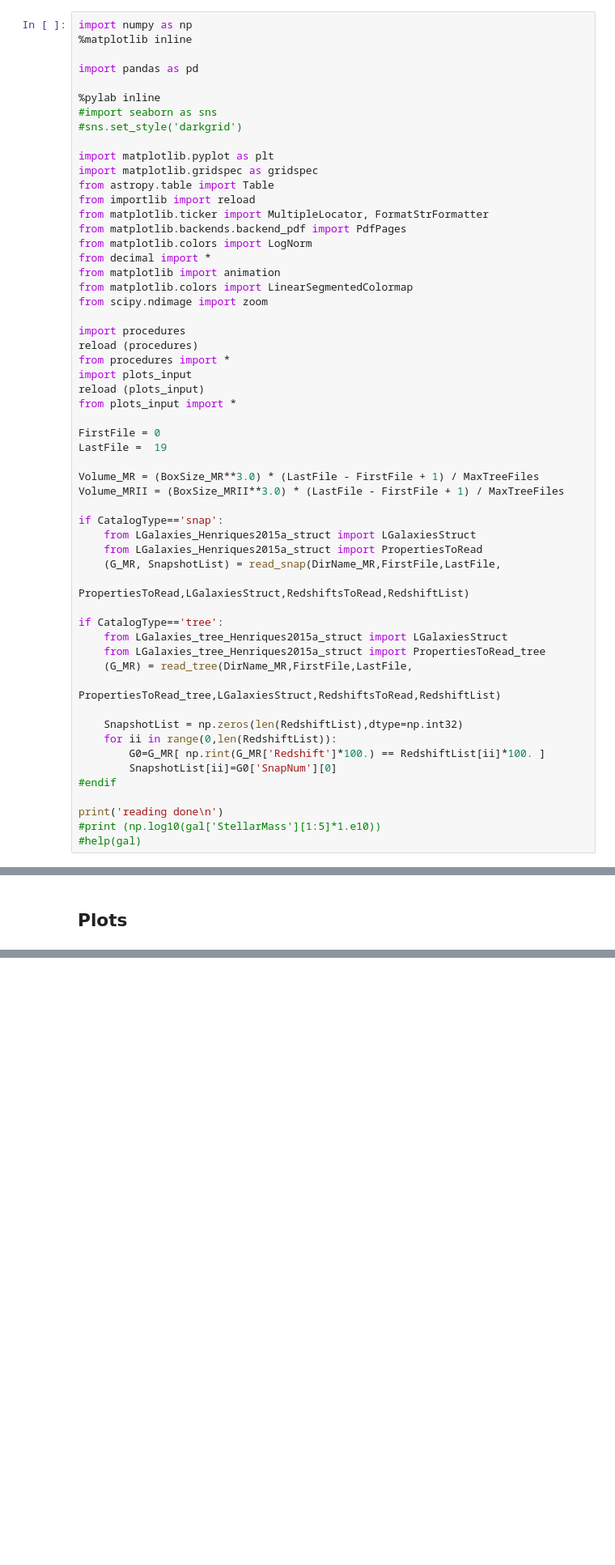
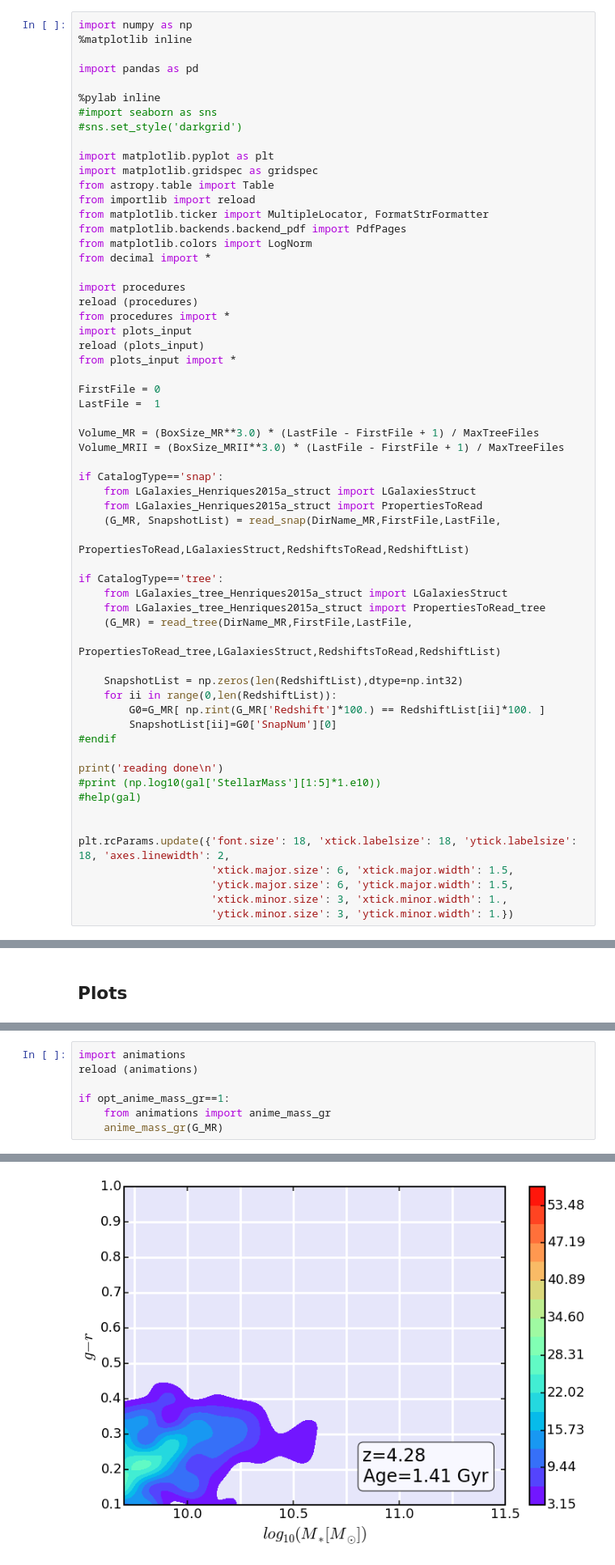
Before and after one commit to PredictiveLearning/Python_plots, a Jupyter notebook: main.ipynb, the cells around one changed output, grey strips where cells are left out. Shown: that part at 81% size. Drawn from its saved outputs; the diff is of its cells as text; blank space fills up the shorter version.

Commit message:
finalized mass_gr animation

```diff
--- a/main.ipynb
+++ b/main.ipynb
@@ -22,9 +22,6 @@ from matplotlib.ticker import MultipleLocator, FormatStrFormatter
 from matplotlib.backends.backend_pdf import PdfPages
 from matplotlib.colors import LogNorm
 from decimal import *
-from matplotlib import animation
-from matplotlib.colors import LinearSegmentedColormap
-from scipy.ndimage import zoom
 
 import procedures
 reload (procedures)
@@ -34,7 +31,7 @@ reload (plots_input)
 from plots_input import *
 
 FirstFile = 0
-LastFile =  19
+LastFile =  1
 
 Volume_MR = (BoxSize_MR**3.0) * (LastFile - FirstFile + 1) / MaxTreeFiles
 Volume_MRII = (BoxSize_MRII**3.0) * (LastFile - FirstFile + 1) / MaxTreeFiles
@@ -60,6 +57,13 @@ if CatalogType=='tree':
 print('reading done\n')
 #print (np.log10(gal['StellarMass'][1:5]*1.e10))
 #help(gal)
+
+
+plt.rcParams.update({'font.size': 18, 'xtick.labelsize': 18, 'ytick.labelsize': 18, 'axes.linewidth': 2,
+                     'xtick.major.size': 6, 'xtick.major.width': 1.5,
+                     'ytick.major.size': 6, 'ytick.major.width': 1.5,
+                     'xtick.minor.size': 3, 'xtick.minor.width': 1.,
+                     'ytick.minor.size': 3, 'ytick.minor.width': 1.})
 # %% [output]
 Populating the interactive namespace from numpy and matplotlib
 
@@ -184,0 +104,8 @@ doing frame:
+# %%
+import animations
+reload (animations)
+
+if opt_anime_mass_gr==1:
+    from animations import anime_mass_gr
+    anime_mass_gr(G_MR)
+# %% [output]
@@ -184,0 +117 @@ doing frame:
+[figure, added]
```
Also changed, not shown: parts of 6 cells of this notebook, 11 other files.
